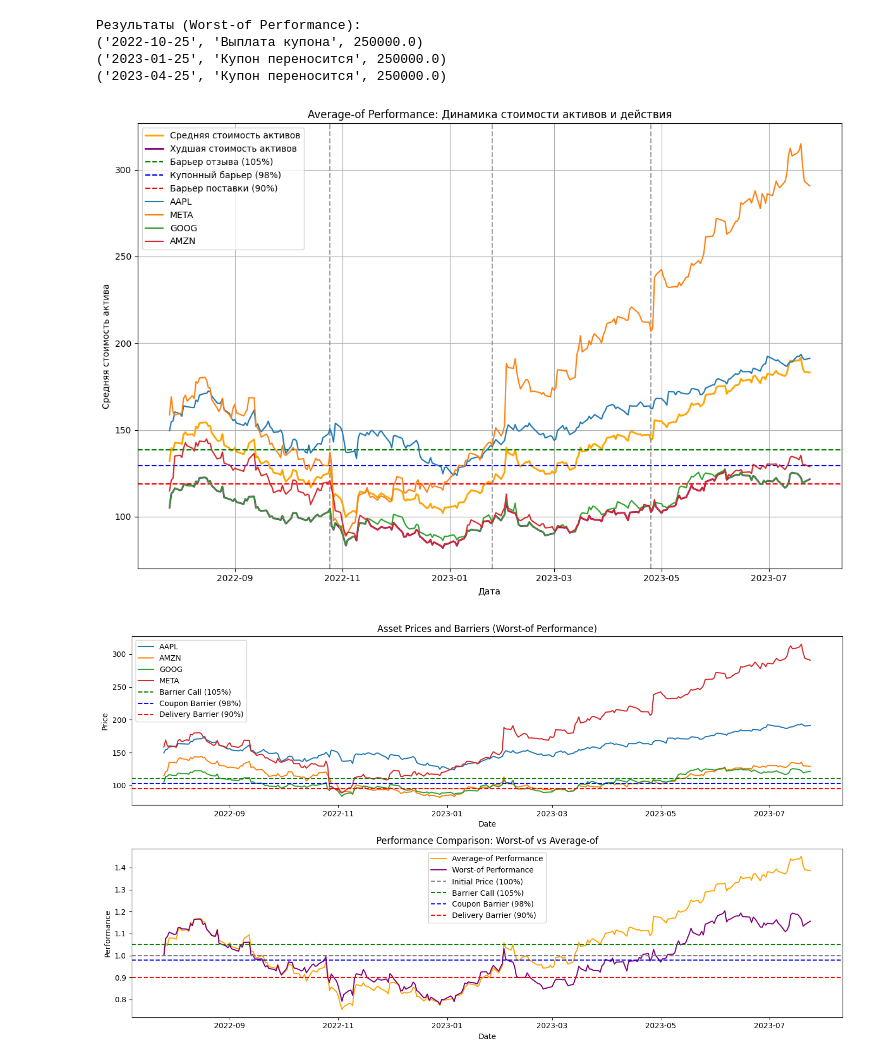
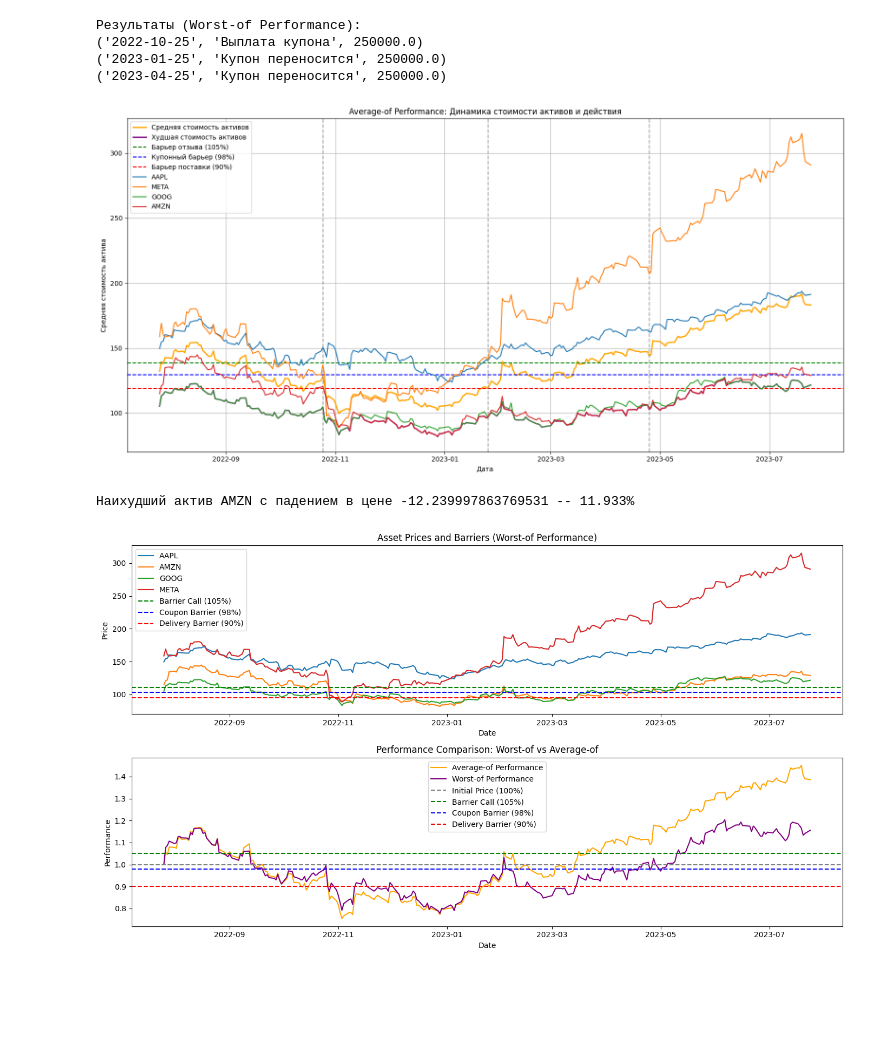
Before and after one commit to Kasymkhankhubiyev/Sirius-Uni, a Jupyter notebook: HybridFinancialInstruments/Lab_final_GSFP.ipynb, the cells around one changed output. Cells and saved outputs as stored; diff of their text form; code cells hidden in the pictures; blank space fills up the shorter version.

```diff
--- a/HybridFinancialInstruments/Lab_final_GSFP.ipynb
+++ b/HybridFinancialInstruments/Lab_final_GSFP.ipynb
@@ -269,34 +269,41 @@ for r in results_worst:
 ('2023-01-25', 'Купон переносится', 250000.0)
 ('2023-04-25', 'Купон переносится', 250000.0)
 # %%
-plt.figure(figsize=(12, 8))
+plt.figure(figsize=(16, 8))
 
 average_performance = stock_data.mean(axis=1)
 worst_performance = stock_data.min(axis=1)
 
 plt.plot(stock_data.index, average_performance, label="Средняя стоимость активов", color='orange', linewidth=2)
 plt.plot(stock_data.index, worst_performance, label="Худшая стоимость активов", color='purple', linewidth=2)
 
 plt.axhline(y=call_barrier.mean(), color='green', linestyle='--', label='Барьер отзыва (105%)')
 plt.axhline(y=coupon_barrier.mean(), color='blue', linestyle='--', label='Купонный барьер (98%)')
 plt.axhline(y=delivery_barrier.mean(), color='red', linestyle='--', label='Барьер поставки (90%)')
 
 for result in results_avg:
     date, action, value = result
     plt.axvline(pd.to_datetime(date), color='gray', linestyle='--', alpha=0.7)
 
 for ticker in tickers:
     plt.plot(stock_data.index, stock_data[ticker], label=ticker)
 
 plt.title('Average-of Performance: Динамика стоимости активов и действия')
 plt.xlabel('Дата')
 plt.ylabel('Средняя стоимость актива')
 plt.legend()
 plt.grid()
 plt.tight_layout()
 plt.show()
 # %% [output]
-[figure, old version]
+[figure, new version]
+# %%
+lowest = (stock_data.loc[observation_dates[-1]] - stock_data.iloc[0]).sort_values().index[0]
+diff = (stock_data.loc[observation_dates[-1]] - stock_data.iloc[0]).sort_values().values[0]
+
+print(f'Наихудший актив {lowest} с падением в цене {diff} -- {abs(diff) / stock_data.loc[observation_dates[-1]]["AMZN"] * 100:.3f}%')
+# %% [output]
+Наихудший актив AMZN с падением в цене -12.239997863769531 -- 11.933%
 # %%
 initial_investment = 5_000_000
 # %%
```
Also changed, not shown: parts of 9 cells of this notebook.
